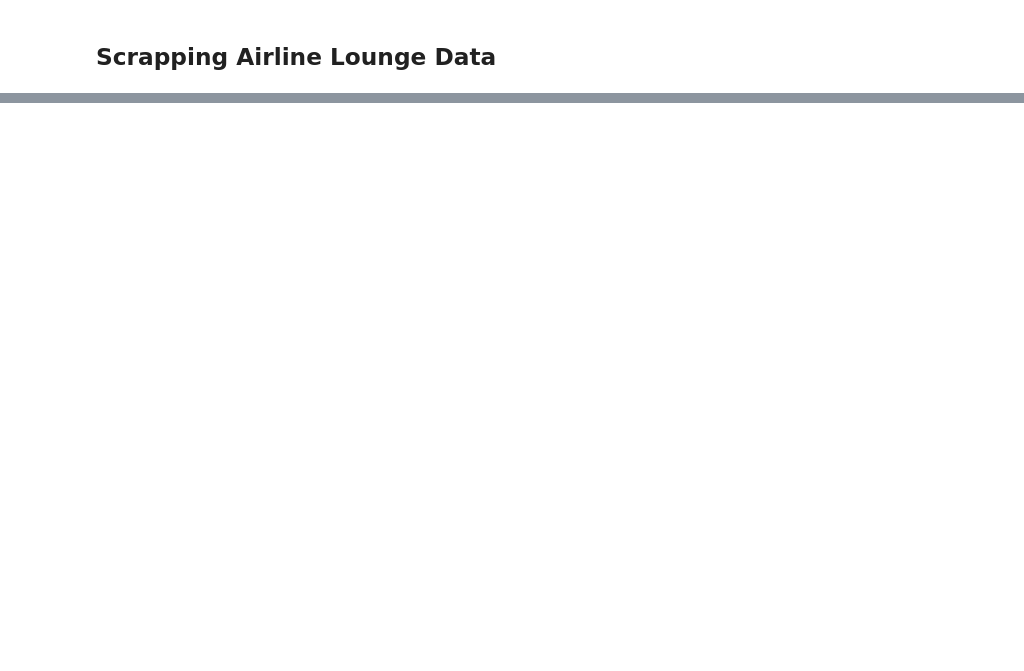
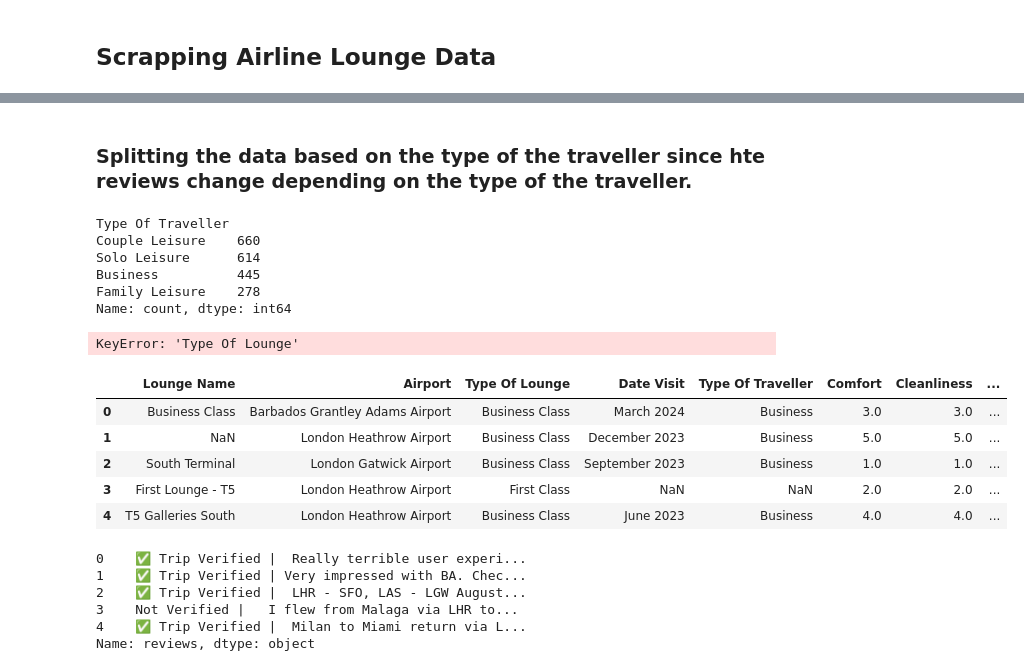
Before and after one commit to nelson123-lab/British-Airways-Data-Science, a Jupyter notebook: Scapping_data.ipynb, the cells around one changed output, grey strips where cells are left out. Drawn from its saved outputs; the diff is of its cells as text; code cells hidden in the pictures; blank space fills up the shorter version.

```diff
--- a/Scapping_data.ipynb
+++ b/Scapping_data.ipynb
@@ -305,0 +355,40 @@ df
+# %% [markdown]
+### Splitting the data based on the type of the traveller since hte reviews change depending on the type of the traveller.
+# %%
+data['Type Of Traveller'].value_counts()
+# %% [output]
+Type Of Traveller
+Couple Leisure    660
+Solo Leisure      614
+Business          445
+Family Leisure    278
+Name: count, dtype: int64
+# %%
+data['Type Of Lounge'].value_counts()
+# %% [output]
+KeyError: 'Type Of Lounge'
+# %%
+import re
+
+# Define a function to clean the text
+def clean(text):
+# Removes all special characters and numericals leaving the alphabets
+    text = re.sub('[^A-Za-z]+', ' ', str(text))
+    return text
+# %% [output]
+|  | Lounge Name | Airport | Type Of Lounge | Date Visit | Type Of Traveller | Comfort | Cleanliness | ... |
+| 0 | Business Class | Barbados Grantley Adams Airport | Business Class | March 2024 | Business | 3.0 | 3.0 | ... |
+| 1 | NaN | London Heathrow Airport | Business Class | December 2023 | Business | 5.0 | 5.0 | ... |
+| 2 | South Terminal | London Gatwick Airport | Business Class | September 2023 | Business | 1.0 | 1.0 | ... |
+| 3 | First Lounge - T5 | London Heathrow Airport | First Class | NaN | NaN | 2.0 | 2.0 | ... |
+| 4 | T5 Galleries South | London Heathrow Airport | Business Class | June 2023 | Business | 4.0 | 4.0 | ... |
+# %%
+reviews_data['reviews'] = data['reviews']
+reviews_data.head()
+# %% [output]
+0    ✅ Trip Verified |  Really terrible user experi...
+1    ✅ Trip Verified | Very impressed with BA. Chec...
+2    ✅ Trip Verified |  LHR - SFO, LAS - LGW August...
+3    Not Verified |   I flew from Malaga via LHR to...
+4    ✅ Trip Verified |  Milan to Miami return via L...
+Name: reviews, dtype: object
```
Also changed, not shown: parts of 19 cells of this notebook.
